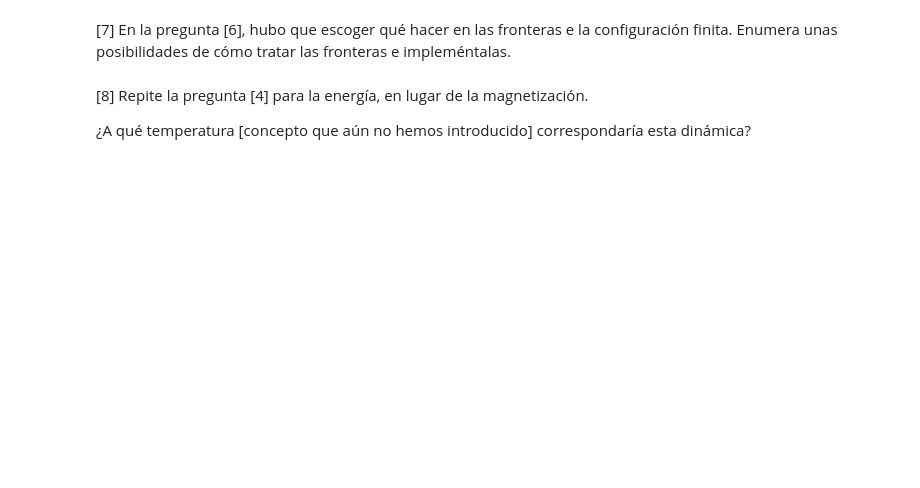
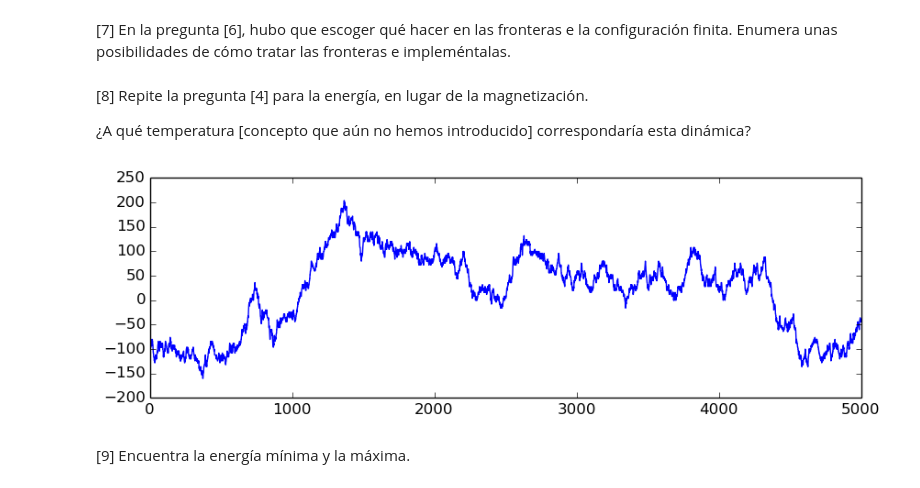
Before and after one commit to spinacho/Octavo_semestre, a Jupyter notebook: TSFCIII/metodos-monte-carlo/07. El modelo de Ising.ipynb, the cells around one changed output. Saved outputs shown, nothing was run; the diff lists cells and outputs as text; code cells hidden in the pictures; blank space fills up the shorter version.

```diff
--- a/TSFCIII/metodos-monte-carlo/07. El modelo de Ising.ipynb
+++ b/TSFCIII/metodos-monte-carlo/07. El modelo de Ising.ipynb
@@ -194,3 +200,15 @@ Hasta ahora, no hemos modelado las *interacciones* entre los espines, que es lo
 (iii) Así, escribe una fórmula para la energía $E(\pmb \sigma)$ de una configuración $\pmb \sigma$.
 # %% [markdown]
 [6] Implementa una función que toma una configuración $\pmb \sigma$ y regresa la energía correspondiente, $E(\pmb \sigma)$.
+# %%
+function periodic_energy(S,N=length(S),L=int(sqrt(N)),J=1)
+
+    E=0
+
+    for i in 1:L, j in 1:L
+        E+=S[i,j]*(S[mod1(i-1,L),j]+S[mod1(i+1,L),j]+S[i,mod1(j-1,L)]+S[i,mod1(j+1,L)])
+    end
+
+    return int(-E/2)
+
+end;
@@ -196,0 +224,9 @@ Hasta ahora, no hemos modelado las *interacciones* entre los espines, que es lo
+# %%
+E=Int[]
+MC=10_000
+L=100
+sizehint(E,MC)
+
+@time for i in 1:MC
+    push!(E,periodic_energy(spin_config_2D(L)))
+end
@@ -200,3 +247,27 @@ Hasta ahora, no hemos modelado las *interacciones* entre los espines, que es lo
 [8] Repite la pregunta [4] para la energía, en lugar de la magnetización.
 
 ¿A qué temperatura [concepto que aún no hemos introducido] correspondaría esta dinámica?
+# %%
+function energy_flipper(L::Int,steps::Int)
+
+    S=spin_config_2D(L)
+    E=[periodic_energy(S)]
+    sizehint(E,steps+1)
+    N=L*L
+
+    for t in 1:steps
+        spin_flip!(S,N)
+        push!(E,periodic_energy(S))
+    end
+
+    return E
+
+end;
+# %%
+figure(figsize=(10,3))
+EN=energy_flipper(100,5_000)
+plot(EN);
+# %% [output]
+[figure, added]
+# %% [markdown]
+[9] Encuentra la energía mínima y la máxima.
```
Also changed, not shown: parts of 11 cells of this notebook, 2 other files.
